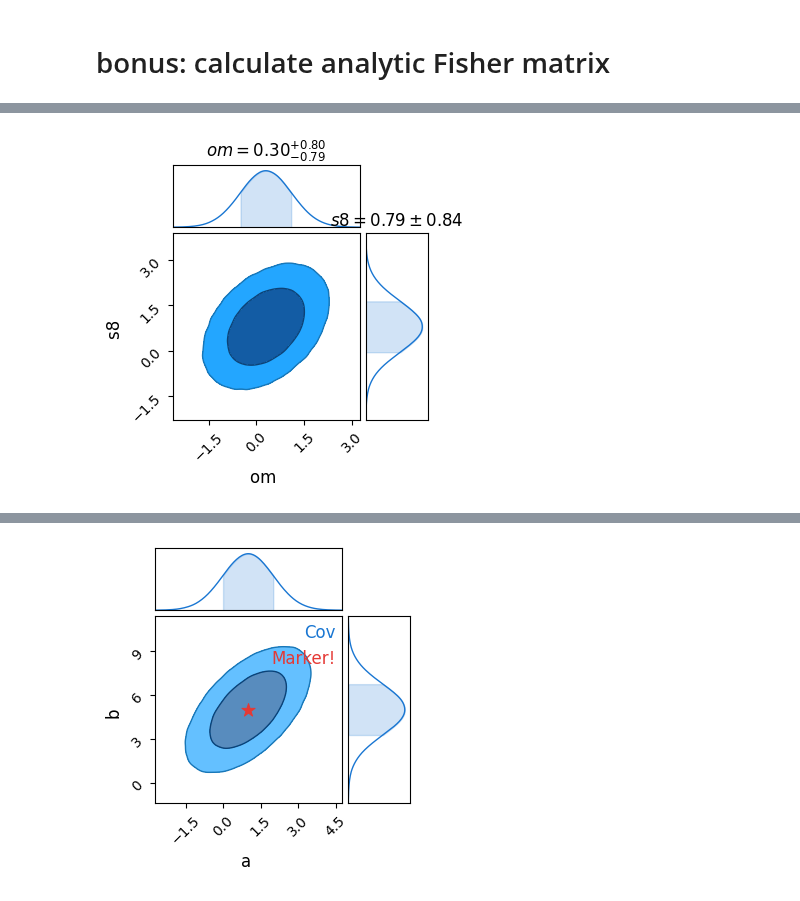
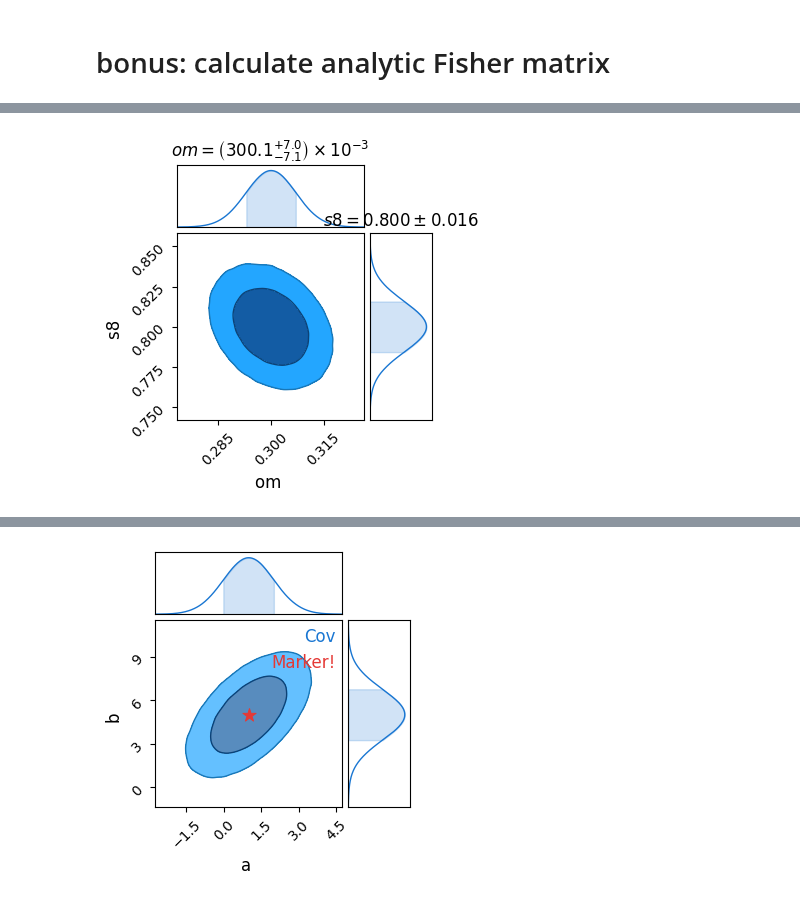
Before and after one commit to tlmakinen/alfi_lensing, a Jupyter notebook: sunglass_analysis/moped_notebooks/moped_compression.ipynb, the cells around one changed output, grey strips where cells are left out. Saved outputs shown, nothing was run; the diff lists cells and outputs as text; code cells hidden in the pictures.

```diff
--- a/sunglass_analysis/moped_notebooks/moped_compression.ipynb
+++ b/sunglass_analysis/moped_notebooks/moped_compression.ipynb
@@ -29,7 +29,7 @@ $$ t = \nabla \mu_*^T C^{-1}_* (d - \mu) $$
 # %%
 ### ------------- IMNN PARAMETERS -------------
 θ_fid = jnp.array([0.3, 0.800]) # CHANGE TO OmegaM=0.6
-δθ = 2*jnp.array([0.0115, 0.015])
+δθ = jnp.array([0.0115, 0.015])
 
 θ_der = (θ_fid + jnp.einsum("i,jk->ijk", jnp.array([-1., 1.]), jnp.diag(δθ) / 2.)).reshape((-1, 2))
 
@@ -159,9 +157,20 @@ def get_stacked_derivatives(num_sims=250, n_params=2):
 # %%
-dervs = get_stacked_derivatives(num_sims=250)[:, 4:, 1] # first idx is the ells
+n_d = 200
+
+dervs = get_all_derivatives(num_sims=n_d*2)[:, 4:, 1] # first idx is the ells
 fiducial = get_fiducial(num_sims=2000)[:, 4:, 1]
 
-#dervs *= 1e7
-#fiducial *= 1e7
+dervs *= 1e7
+fiducial *= 1e7
+
+dervs += 1
+fiducial += 1
+
+dervs = np.log(dervs)
+fiducial = np.log(fiducial)
+
+#dervs = jnp.arcsinh(dervs)
+#fiducial = jnp.arcsinh(fiducial)
 
 dervs.shape, fiducial.shape
 # %% [output]
@@ -264,7 +250,7 @@ print(θ_der)
 full_fid = np.array(fiducial)
 full_dervs = np.array(dervs)
 
-n_d = 250
+n_d = 200 * 2
 n_s = len(full_fid)
 
 # first inverse covariance
@@ -343,15 +328,14 @@ array([[2.76062611e-47, 2.19007348e-47],
 # %%
 from chainconsumer import ChainConsumer
 
 parameters = ['om', 's8']
 
-Cplot = np.array([[1.82396372e-46,  6.56400190e-46],
-         [6.56400190e-46, 3.38146167e-46]]) * 1e45
+Cplot = np.array(np.linalg.inv(F))
 
 cs = ChainConsumer()
 cs.add_covariance(mean=np.array(θ_fid), covariance = Cplot, parameters=parameters)
 cs.configure(usetex=False, serif=False)
 cs.plotter.plot()
 plt.show()
 # %% [output]
-[figure, old version]
+[figure, new version]
```
Also changed, not shown: parts of 21 cells of this notebook, 5 other files.
